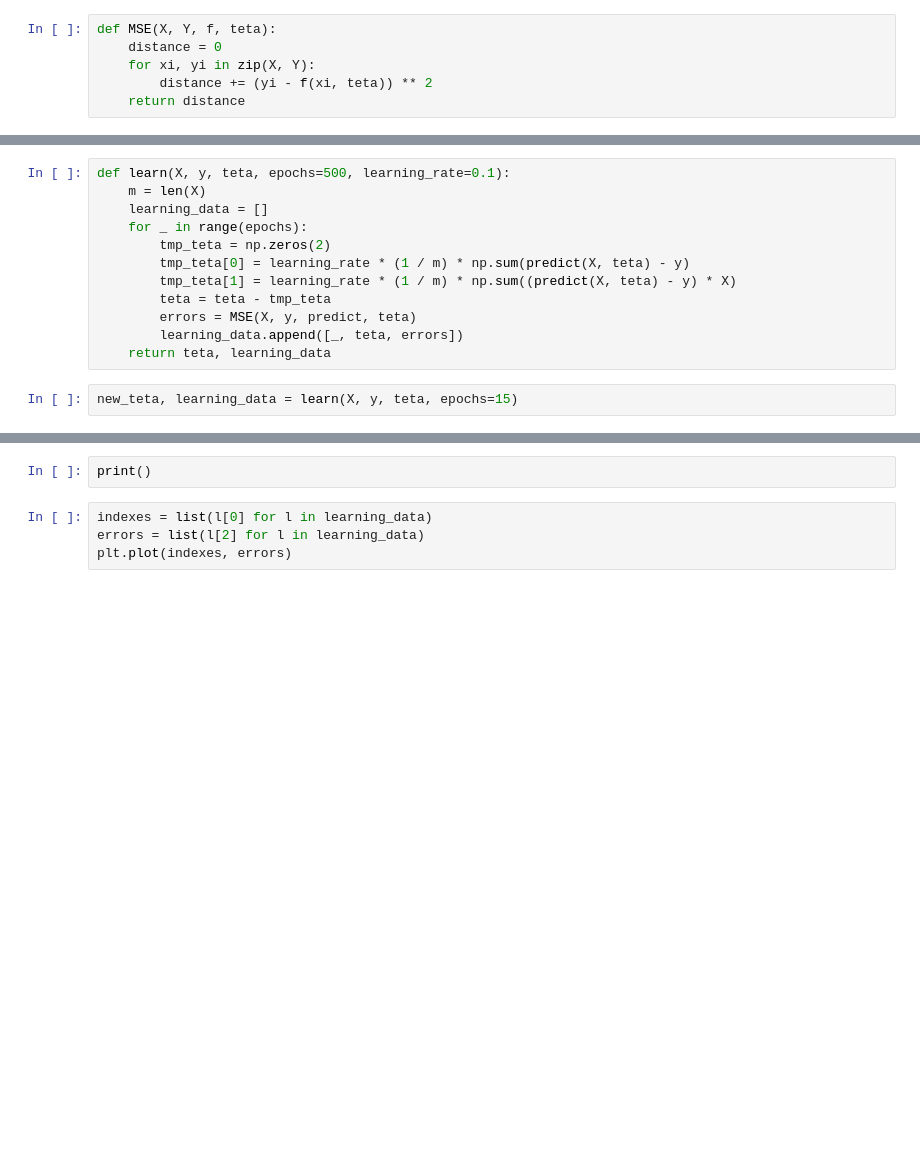
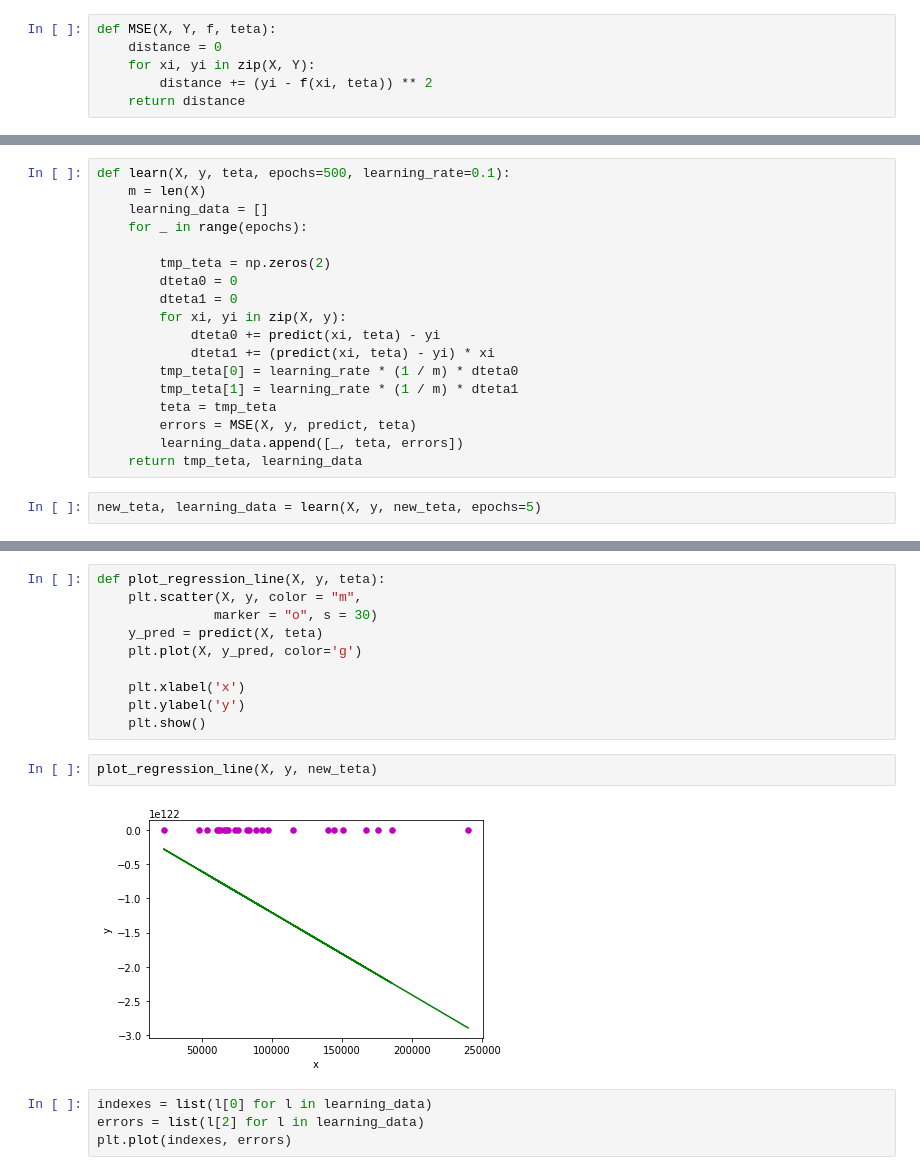
Before and after one commit to ikachko/ft_linear_regression, a Jupyter notebook: ikachko_ft_linear_regression.ipynb, the cells around one changed output, grey strips where cells are left out. Drawn from its saved outputs; the diff is of its cells as text; blank space fills up the shorter version.

```diff
--- a/ikachko_ft_linear_regression.ipynb
+++ b/ikachko_ft_linear_regression.ipynb
@@ -83,15 +144,21 @@ def learn(X, y, teta, epochs=500, learning_rate=0.1):
     m = len(X)
     learning_data = []
     for _ in range(epochs):
+
         tmp_teta = np.zeros(2)
-        tmp_teta[0] = learning_rate * (1 / m) * np.sum(predict(X, teta) - y)
-        tmp_teta[1] = learning_rate * (1 / m) * np.sum((predict(X, teta) - y) * X)
-        teta = teta - tmp_teta
+        dteta0 = 0
+        dteta1 = 0
+        for xi, yi in zip(X, y):
+            dteta0 += predict(xi, teta) - yi
+            dteta1 += (predict(xi, teta) - yi) * xi
+        tmp_teta[0] = learning_rate * (1 / m) * dteta0
+        tmp_teta[1] = learning_rate * (1 / m) * dteta1
+        teta = tmp_teta
         errors = MSE(X, y, predict, teta)
         learning_data.append([_, teta, errors])
-    return teta, learning_data
+    return tmp_teta, learning_data
 # %%
-new_teta, learning_data = learn(X, y, teta, epochs=15)
+new_teta, learning_data = learn(X, y, new_teta, epochs=5)
 # %%
 print(learning_data)
 # %% [output]
@@ -99,5 +166,17 @@ print(learning_data)
-# %%
-print()
+# %%
+def plot_regression_line(X, y, teta):
+    plt.scatter(X, y, color = "m",
+               marker = "o", s = 30)
+    y_pred = predict(X, teta)
+    plt.plot(X, y_pred, color='g')
+
+    plt.xlabel('x')
+    plt.ylabel('y')
+    plt.show()
+# %%
+plot_regression_line(X, y, new_teta)
+# %% [output]
+[figure, added]
 # %%
 indexes = list(l[0] for l in learning_data)
 errors = list(l[2] for l in learning_data)
```
Also changed, not shown: parts of 17 cells of this notebook, 2 other files.
